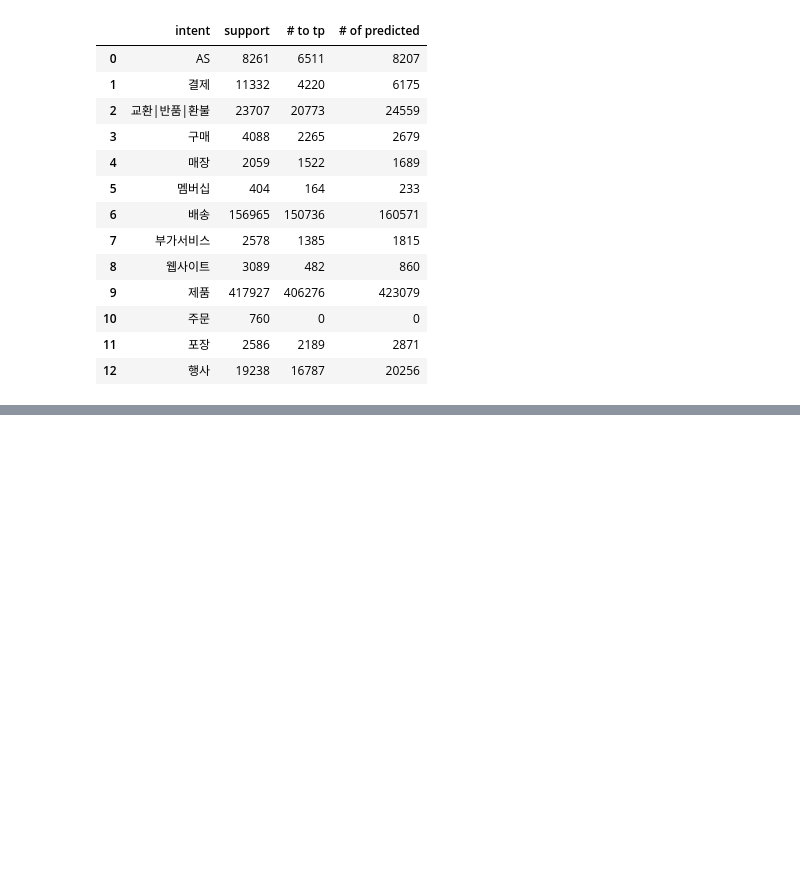
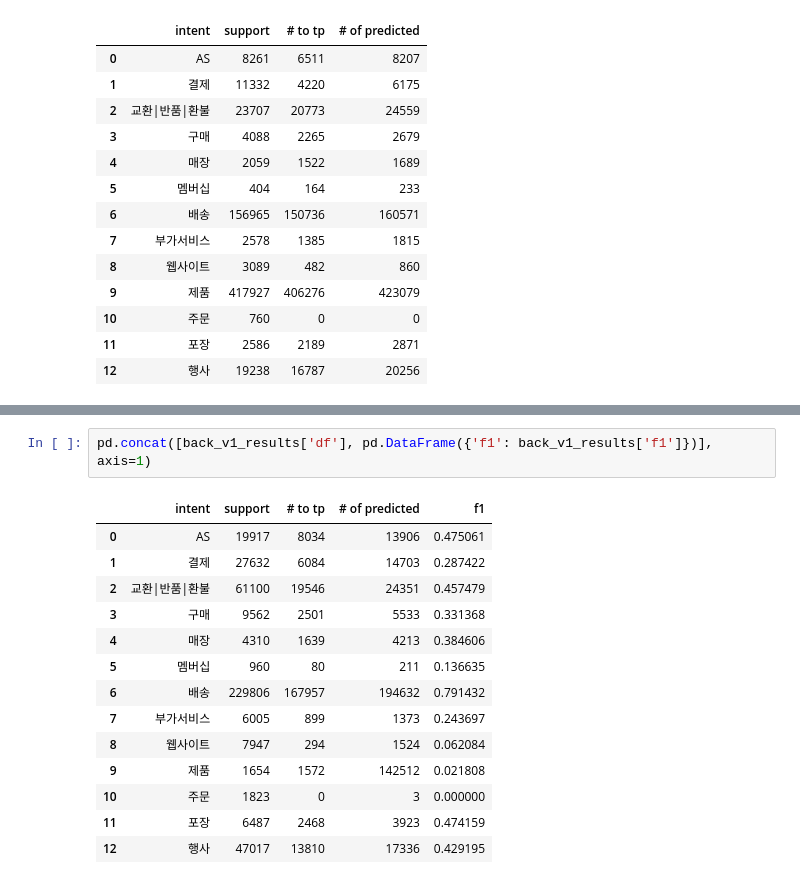
Before and after one commit to uoo723/BigStar-RnD-DA, a Jupyter notebook: notebooks/dev2.ipynb, the cells around one changed output, grey strips where cells are left out. Cells and saved outputs as stored; diff of their text form; blank space fills up the shorter version.

```diff
--- a/notebooks/dev2.ipynb
+++ b/notebooks/dev2.ipynb
@@ -342 +348,18 @@ train_results2['df']
+# %%
+pd.concat([back_v1_results['df'], pd.DataFrame({'f1': back_v1_results['f1']})], axis=1)
+# %% [output]
+|  | intent | support | # to tp | # of predicted | f1 |
+| 0 | AS | 19917 | 8034 | 13906 | 0.475061 |
+| 1 | 결제 | 27632 | 6084 | 14703 | 0.287422 |
+| 2 | 교환|반품|환불 | 61100 | 19546 | 24351 | 0.457479 |
+| 3 | 구매 | 9562 | 2501 | 5533 | 0.331368 |
+| 4 | 매장 | 4310 | 1639 | 4213 | 0.384606 |
+| 5 | 멤버십 | 960 | 80 | 211 | 0.136635 |
+| 6 | 배송 | 229806 | 167957 | 194632 | 0.791432 |
+| 7 | 부가서비스 | 6005 | 899 | 1373 | 0.243697 |
+| 8 | 웹사이트 | 7947 | 294 | 1524 | 0.062084 |
+| 9 | 제품 | 1654 | 1572 | 142512 | 0.021808 |
+| 10 | 주문 | 1823 | 0 | 3 | 0.000000 |
+| 11 | 포장 | 6487 | 2468 | 3923 | 0.474159 |
+| 12 | 행사 | 47017 | 13810 | 17336 | 0.429195 |
 # %%
```
Also changed, not shown: parts of 28 cells of this notebook, 8 other files.
